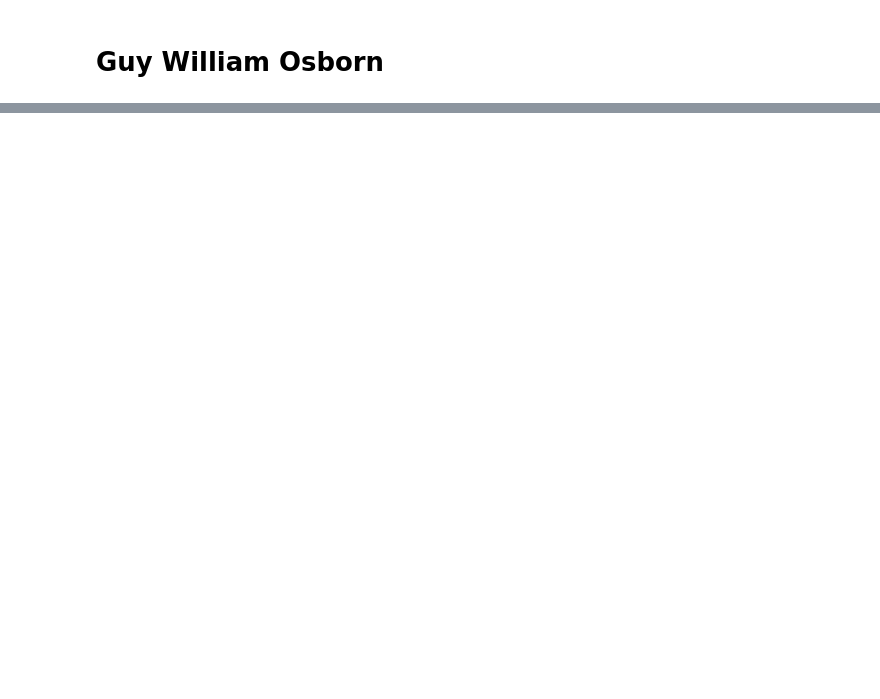
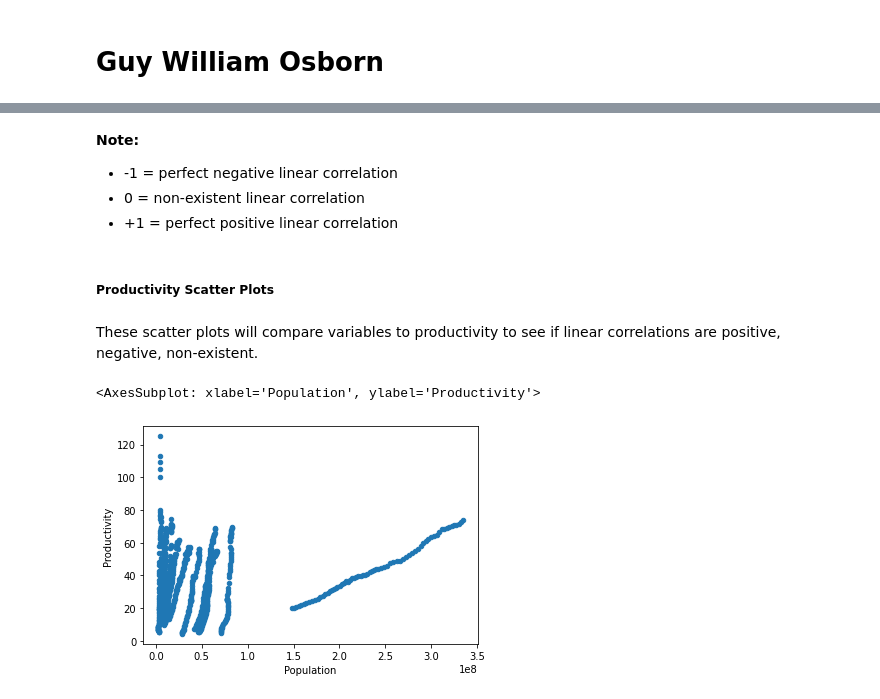
Before and after one commit to ubco-W2022T1-cosc301/project-group17, a Jupyter notebook: notebooks/analysis3.ipynb, the cells around one changed output, grey strips where cells are left out. Saved outputs shown, nothing was run; the diff lists cells and outputs as text; code cells hidden in the pictures; blank space fills up the shorter version.

```diff
--- a/notebooks/analysis3.ipynb
+++ b/notebooks/analysis3.ipynb
@@ -25,0 +88,14 @@ pd.read_csv("../data/processed/cleaned_combined_data.csv")
+# %% [markdown]
+**Note:**
+- -1 = perfect negative linear correlation
+- 0 = non-existent linear correlation
+- +1 = perfect positive linear correlation
+# %% [markdown]
+##### **Productivity Scatter Plots**
+# %% [markdown]
+These scatter plots will compare variables to productivity to see if linear correlations are positive, negative, non-existent.
+# %%
+d2.plot(kind='scatter', x='Population', y='Productivity')
+# %% [output]
+<AxesSubplot: xlabel='Population', ylabel='Productivity'>
+[figure, added]
```
Also changed, not shown: parts of 33 cells of this notebook, 1 other file.
